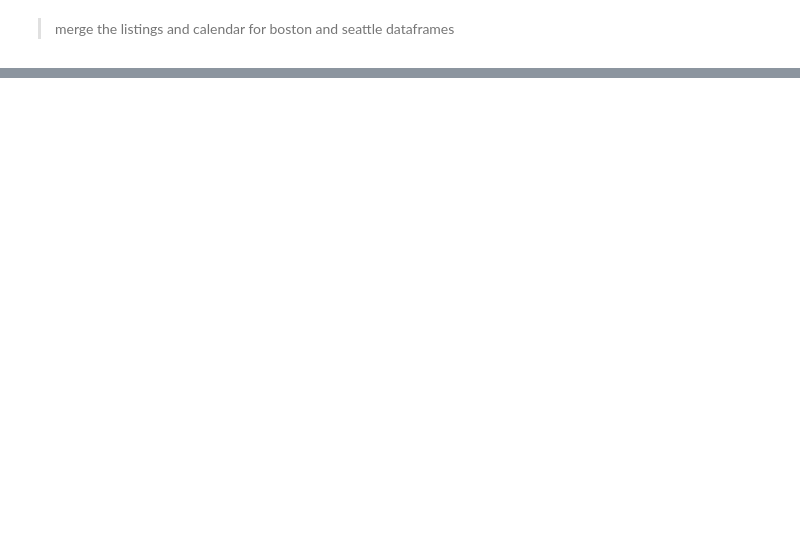
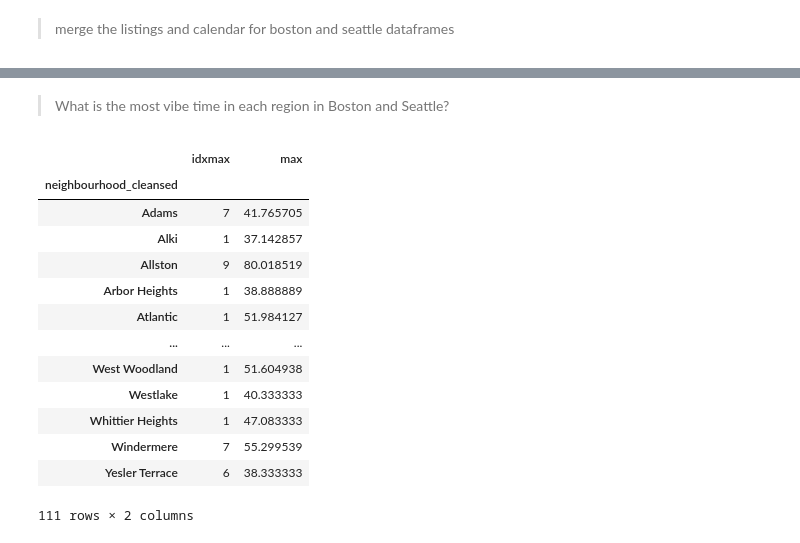
Before and after one commit to GinnCheng/Proj-Kaggle-Airbnb, a Jupyter notebook: main_script.ipynb, the cells around one changed output, grey strips where cells are left out. Saved outputs shown, nothing was run; the diff lists cells and outputs as text; code cells hidden in the pictures; blank space fills up the shorter version.

```diff
--- a/main_script.ipynb
+++ b/main_script.ipynb
@@ -204,0 +152,25 @@ df.shape
+# %% [markdown]
+>What is the most vibe time in each region in Boston and Seattle?
+# %%
+grouped = df.groupby(by=['neighbourhood_cleansed', 'month']).booked.sum()/df.groupby(by=['neighbourhood_cleansed', 'month']).booked.count()*100
+# %%
+grouped = grouped.groupby(level=0).aggregate(['idxmax', 'max'])
+# %%
+grouped['idxmax'] = grouped['idxmax'].apply(lambda x: x[1])
+# %%
+grouped
+# %% [output]
+|  | idxmax | max |
+| neighbourhood_cleansed |  |  |
+| Adams | 7 | 41.765705 |
+| Alki | 1 | 37.142857 |
+| Allston | 9 | 80.018519 |
+| Arbor Heights | 1 | 38.888889 |
+| Atlantic | 1 | 51.984127 |
+| ... | ... | ... |
+| West Woodland | 1 | 51.604938 |
+| Westlake | 1 | 40.333333 |
+| Whittier Heights | 1 | 47.083333 |
+| Windermere | 7 | 55.299539 |
+| Yesler Terrace | 6 | 38.333333 |
+111 rows × 2 columns
```
Also changed, not shown: parts of 28 cells of this notebook.
